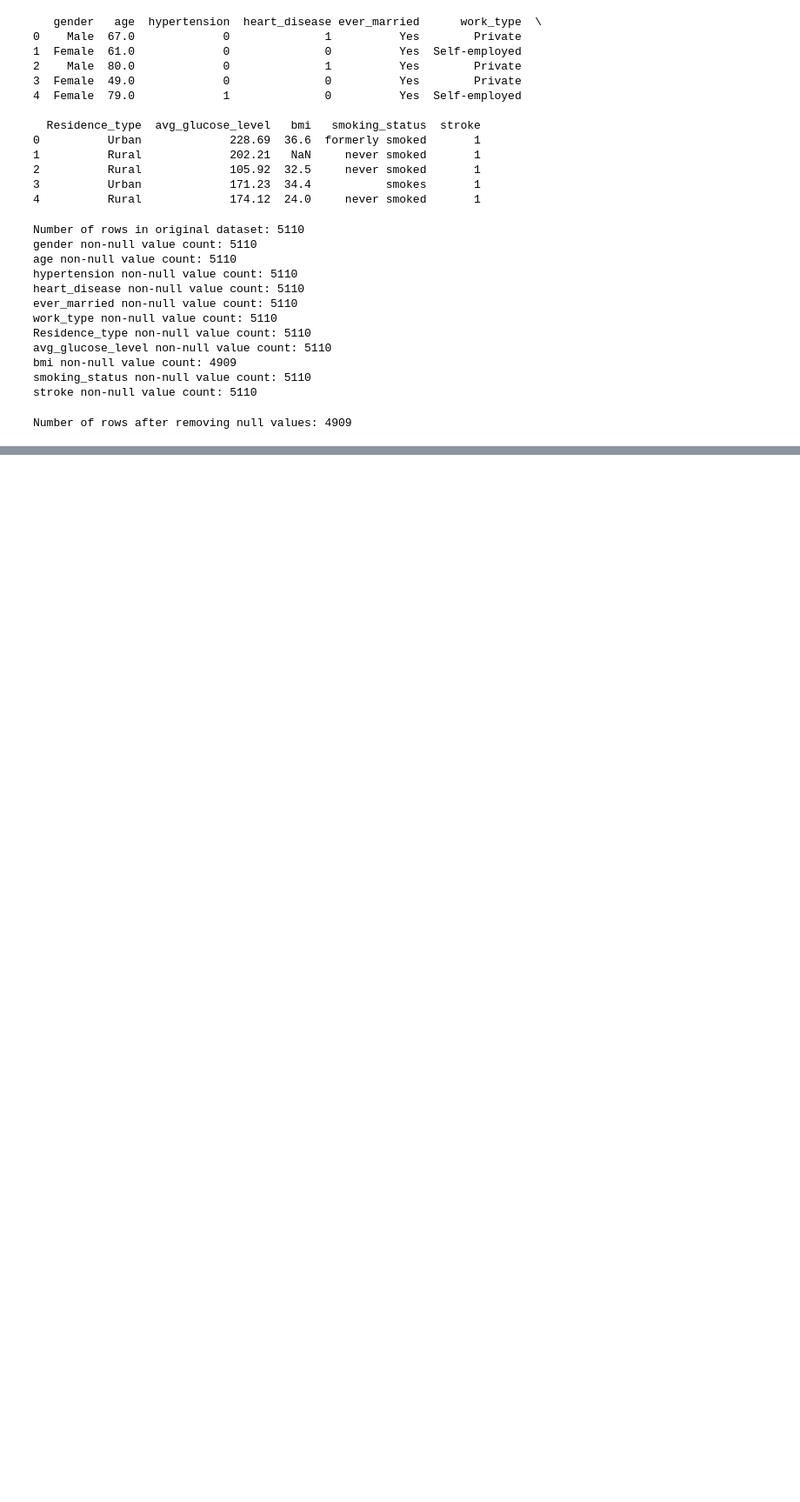
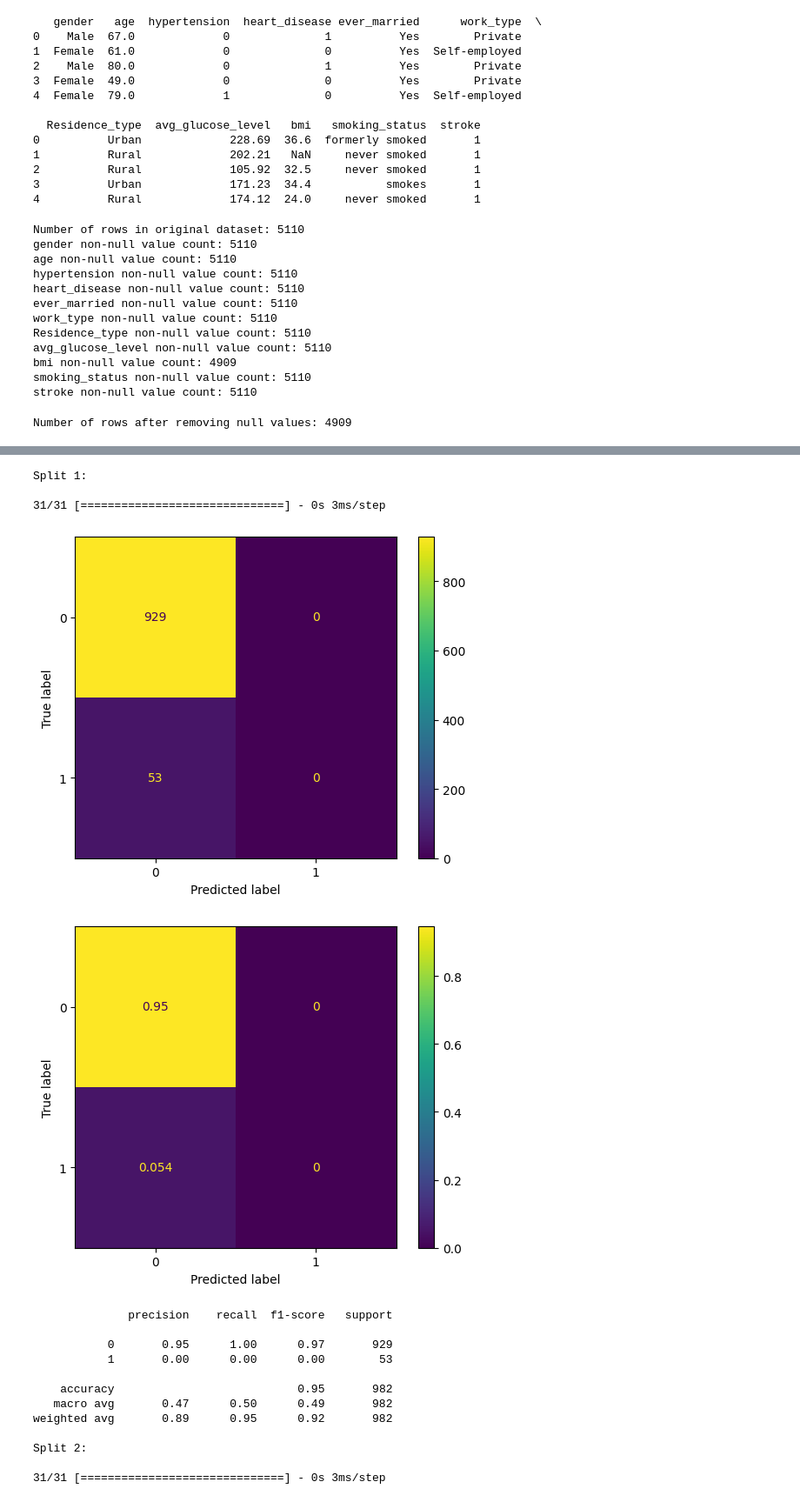
Before and after one commit to MathewTWilliams/Data_Mining_II_Projects, a Jupyter notebook: Homework_1/k-fold.ipynb, the cells around one changed output, grey strips where cells are left out. Shown at 87% size. Cells and saved outputs as stored; diff of their text form; code cells hidden in the pictures; blank space fills up the shorter version.

```diff
--- a/Homework_1/k-fold.ipynb
+++ b/Homework_1/k-fold.ipynb
@@ -192,0 +187,62 @@ weighted avg       0.92      0.93      0.92       785
+# %%
+def get_new_keras_model(input_shape):
+    nn = Sequential()
+    nn.add(Dense(30, input_shape = input_shape, activation="relu"))
+    nn.add(Dense(30, activation = "relu"))
+    nn.add(Dense(30, activation = "relu"))
+    nn.add(Dense(1, activation = "sigmoid"))
+
+    nn.compile(optimizer='adam', loss='binary_crossentropy', metrics = ['accuracy'])
+
+    return nn
+# %%
+for i, (train_idxs, test_idxs) in enumerate(k_fold.split(X), 1):
+    print(f"Split {i}:\n")
+
+    x_train = X[train_idxs]
+    x_test = X[test_idxs]
+    y_train = Y[train_idxs]
+    y_test = Y[test_idxs]
+
+    # only train scaler on training data, pretend we haven't seen
+    # the test data before.
+    scaler.fit(x_train)
+    x_train = scaler.transform(x_train)
+    x_test = scaler.transform(x_test)
+
+    nn = get_new_keras_model((X.shape[1],))
+    early_stopping = EarlyStopping(monitor="val_loss", patience = 3)
+    nn.fit(x_train, y_train, epochs = 200, validation_data = (x_test, y_test), verbose = False, callbacks = [early_stopping])
+
+    predictions = np.round(nn.predict(x_test))
+
+    conf_mat = confusion_matrix(y_test, predictions)
+    norm_conf_mat = confusion_matrix(y_test, predictions, normalize = 'all')
+
+    conf_mat_display = ConfusionMatrixDisplay(conf_mat)
+    conf_mat_display.plot()
+    plt.show()
+
+    norm_conf_mat_display = ConfusionMatrixDisplay(norm_conf_mat)
+    norm_conf_mat_display.plot()
+    plt.show()
+
+    print(classification_report(y_test, predictions))
+# %% [output]
+Split 1:
+
+31/31 [==============================] - 0s 3ms/step
+[figure, added]
+[figure, added]
+              precision    recall  f1-score   support
+
+           0       0.95      1.00      0.97       929
+           1       0.00      0.00      0.00        53
+
+    accuracy                           0.95       982
+   macro avg       0.47      0.50      0.49       982
+weighted avg       0.89      0.95      0.92       982
+
+Split 2:
+
+31/31 [==============================] - 0s 3ms/step
```
Also changed, not shown: parts of 7 cells of this notebook, 1 other file.
